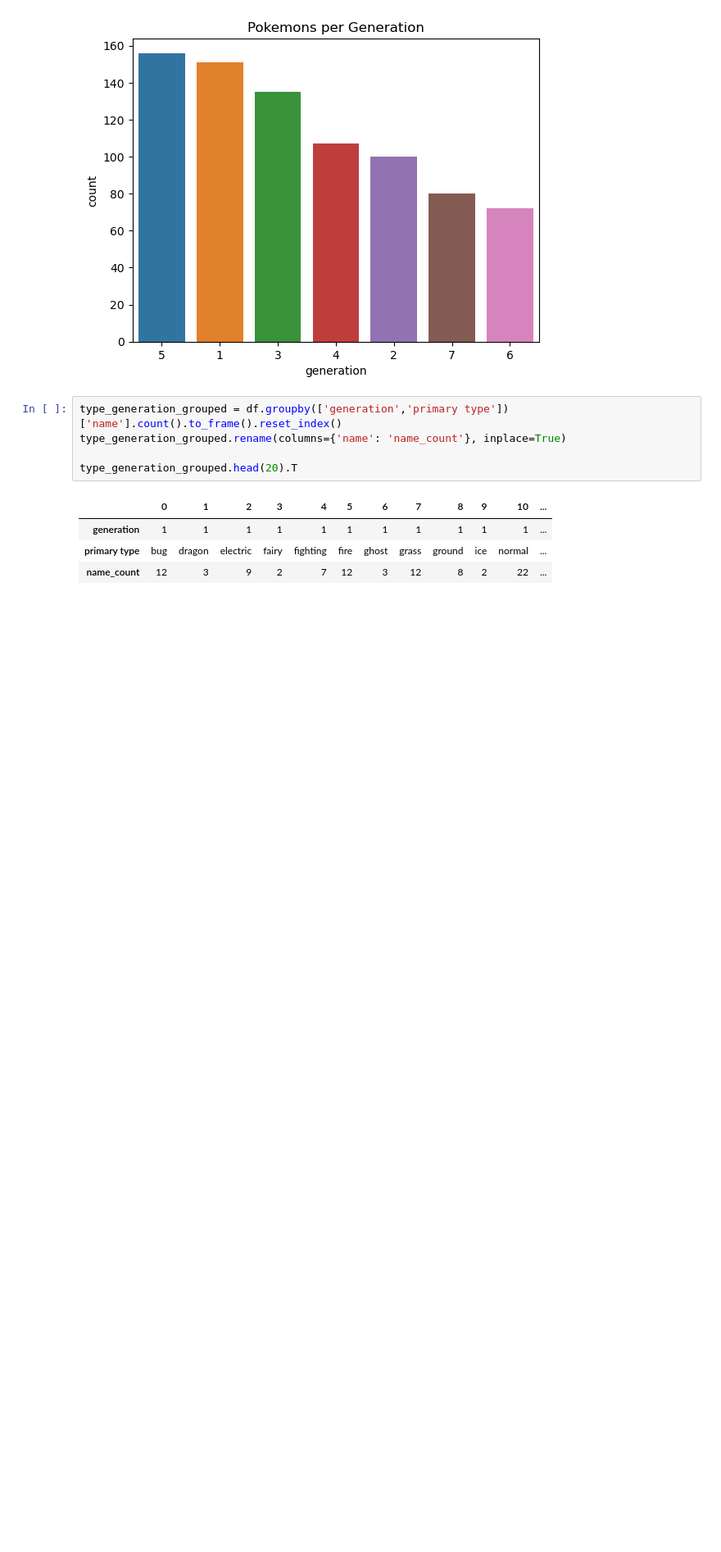
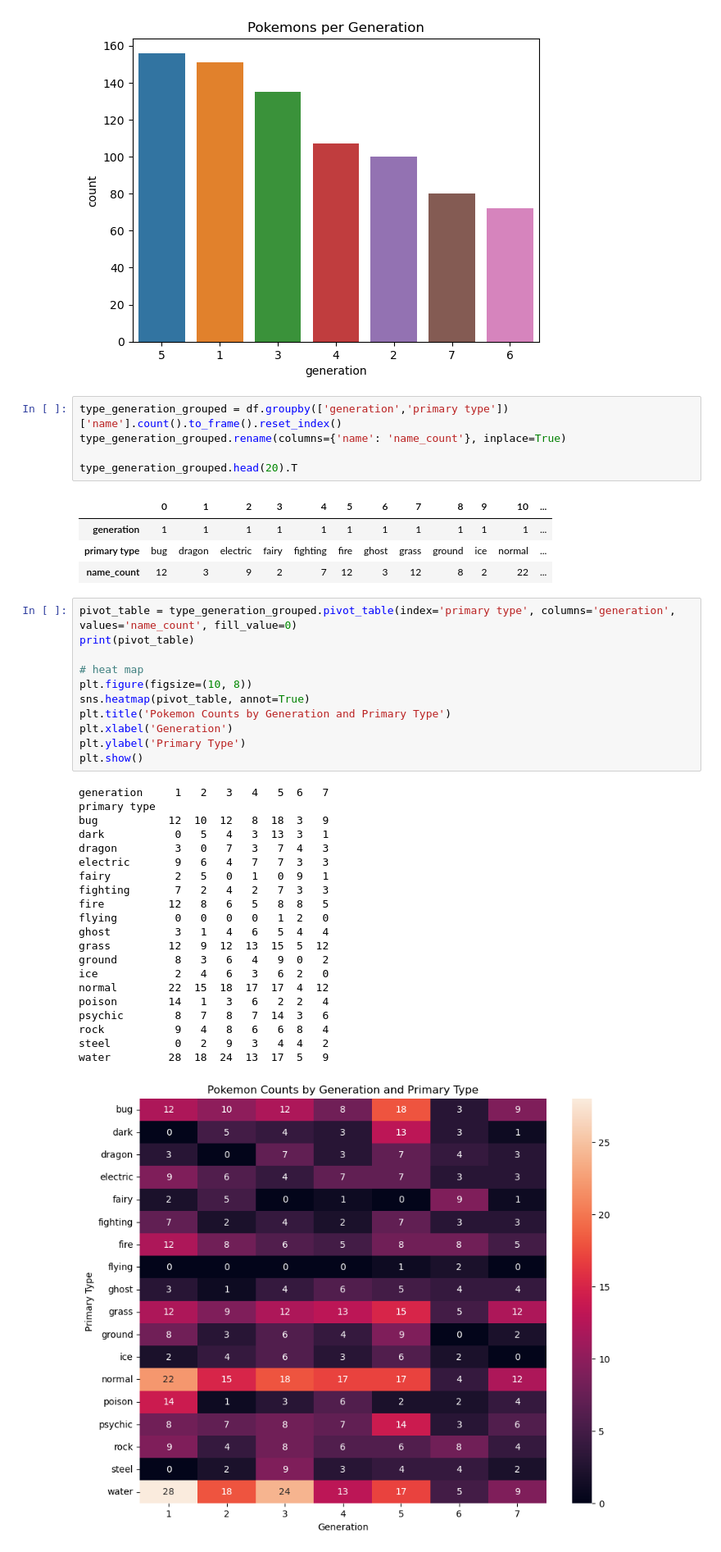
Before and after one commit to joharkhan99/Data-Science-Internship, a Jupyter notebook: Week3/Day1/Advance_Data_Visualization.ipynb, the cells around one changed output. Shown at 82% size. Cells and saved outputs as stored; diff of their text form; blank space fills up the shorter version.

Commit message:
applied advance visualiation on dataset

```diff
--- a/Week3/Day1/Advance_Data_Visualization.ipynb
+++ b/Week3/Day1/Advance_Data_Visualization.ipynb
@@ -246,3 +246,36 @@ type_generation_grouped.head(20).T
 | generation | 1 | 1 | 1 | 1 | 1 | 1 | 1 | 1 | 1 | 1 | 1 | ... |
 | primary type | bug | dragon | electric | fairy | fighting | fire | ghost | grass | ground | ice | normal | ... |
 | name_count | 12 | 3 | 9 | 2 | 7 | 12 | 3 | 12 | 8 | 2 | 22 | ... |
+# %%
+pivot_table = type_generation_grouped.pivot_table(index='primary type', columns='generation', values='name_count', fill_value=0)
+print(pivot_table)
+
+# heat map
+plt.figure(figsize=(10, 8))
+sns.heatmap(pivot_table, annot=True)
+plt.title('Pokemon Counts by Generation and Primary Type')
+plt.xlabel('Generation')
+plt.ylabel('Primary Type')
+plt.show()
+# %% [output]
+generation     1   2   3   4   5  6   7
+primary type
+bug           12  10  12   8  18  3   9
+dark           0   5   4   3  13  3   1
+dragon         3   0   7   3   7  4   3
+electric       9   6   4   7   7  3   3
+fairy          2   5   0   1   0  9   1
+fighting       7   2   4   2   7  3   3
+fire          12   8   6   5   8  8   5
+flying         0   0   0   0   1  2   0
+ghost          3   1   4   6   5  4   4
+grass         12   9  12  13  15  5  12
+ground         8   3   6   4   9  0   2
+ice            2   4   6   3   6  2   0
+normal        22  15  18  17  17  4  12
+poison        14   1   3   6   2  2   4
+psychic        8   7   8   7  14  3   6
+rock           9   4   8   6   6  8   4
+steel          0   2   9   3   4  4   2
+water         28  18  24  13  17  5   9
+[figure, added]
```
Also changed, not shown: parts of 7 cells of this notebook.
